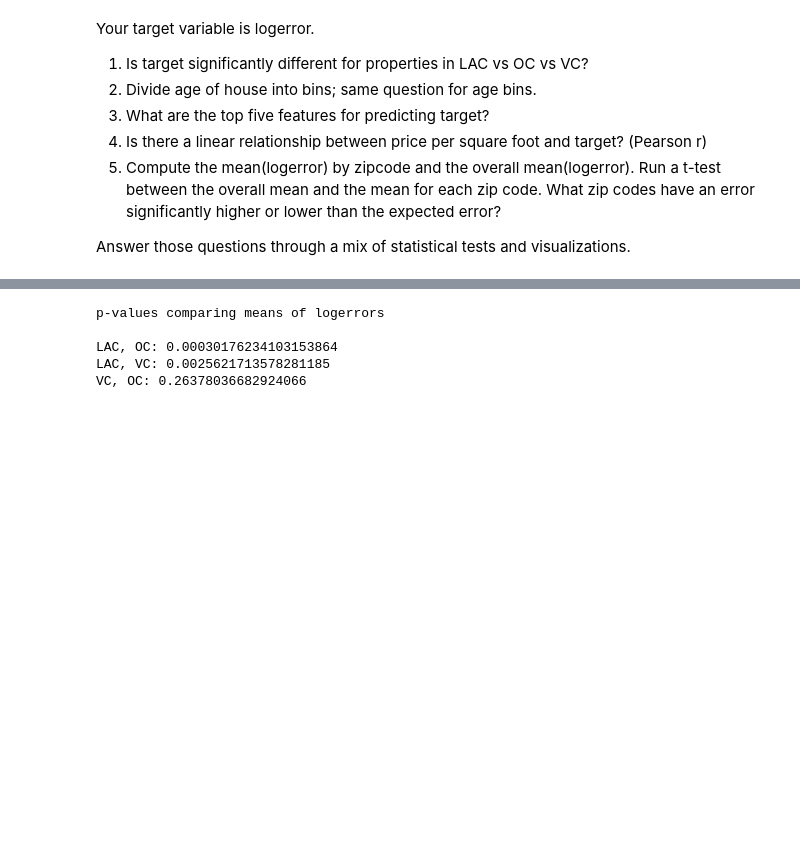
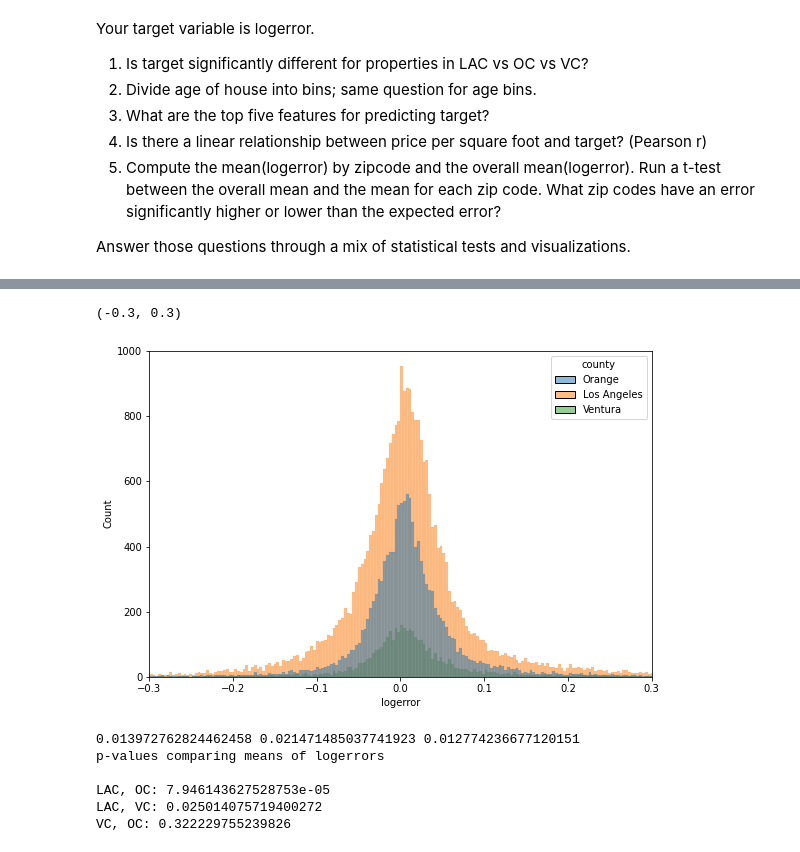
Before and after one commit to konstanzer/clustering-exercises, a Jupyter notebook: explore.ipynb, the cells around one changed output, grey strips where cells are left out. Saved outputs shown, nothing was run; the diff lists cells and outputs as text; code cells hidden in the pictures; blank space fills up the shorter version.

```diff
--- a/explore.ipynb
+++ b/explore.ipynb
@@ -71,19 +80,27 @@ Name: age, dtype: float64
+# %%
+f,ax = plt.subplots(figsize=(9,6))
+sns.histplot(data=X_train, x=y_train, hue='county')
+plt.xlim(-.3,.3)
+# %% [output]
+(-0.3, 0.3)
+[figure, added]
 # %%
 lac = y_train[X_train.county=="Los Angeles"]
 oc = y_train[X_train.county=="Orange"]
 vc = y_train[X_train.county=="Ventura"]
-
 lac_oc = scs.mannwhitneyu(lac, oc)
 lac_vc = scs.mannwhitneyu(lac, vc)
 vc_oc = scs.mannwhitneyu(vc, oc)
 
+print(lac.mean(), oc.mean(), vc.mean())
 print("p-values comparing means of logerrors\n")
 print(f"LAC, OC: {lac_oc[1]}")
 print(f"LAC, VC: {lac_vc[1]}")
 print(f"VC, OC: {vc_oc[1]}")
 # %% [output]
+0.013972762824462458 0.021471485037741923 0.012774236677120151
 p-values comparing means of logerrors
 
-LAC, OC: 0.00030176234103153864
-LAC, VC: 0.0025621713578281185
-VC, OC: 0.26378036682924066
+LAC, OC: 7.946143627528753e-05
+LAC, VC: 0.025014075719400272
+VC, OC: 0.322229755239826
```
Also changed, not shown: parts of 12 cells of this notebook, 1 other file.
